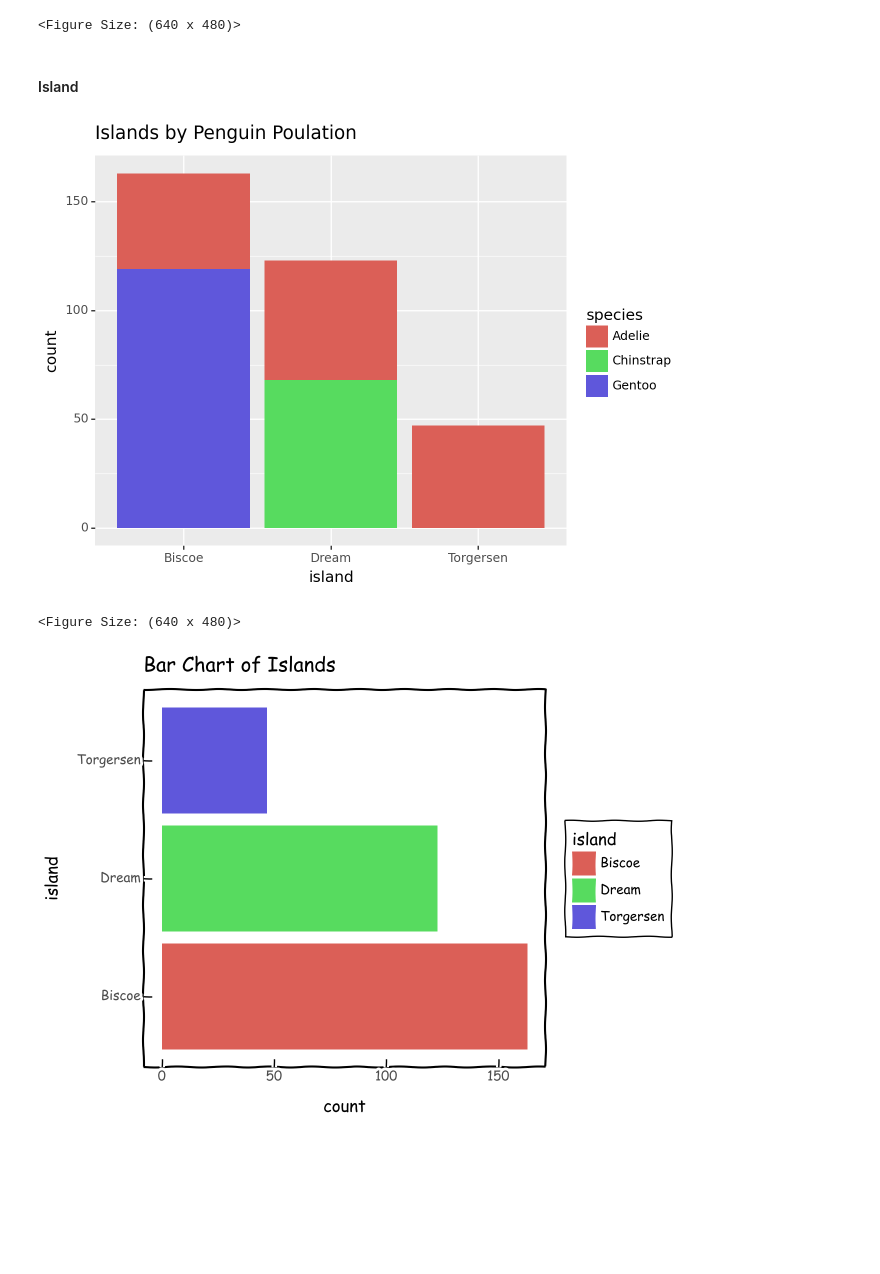
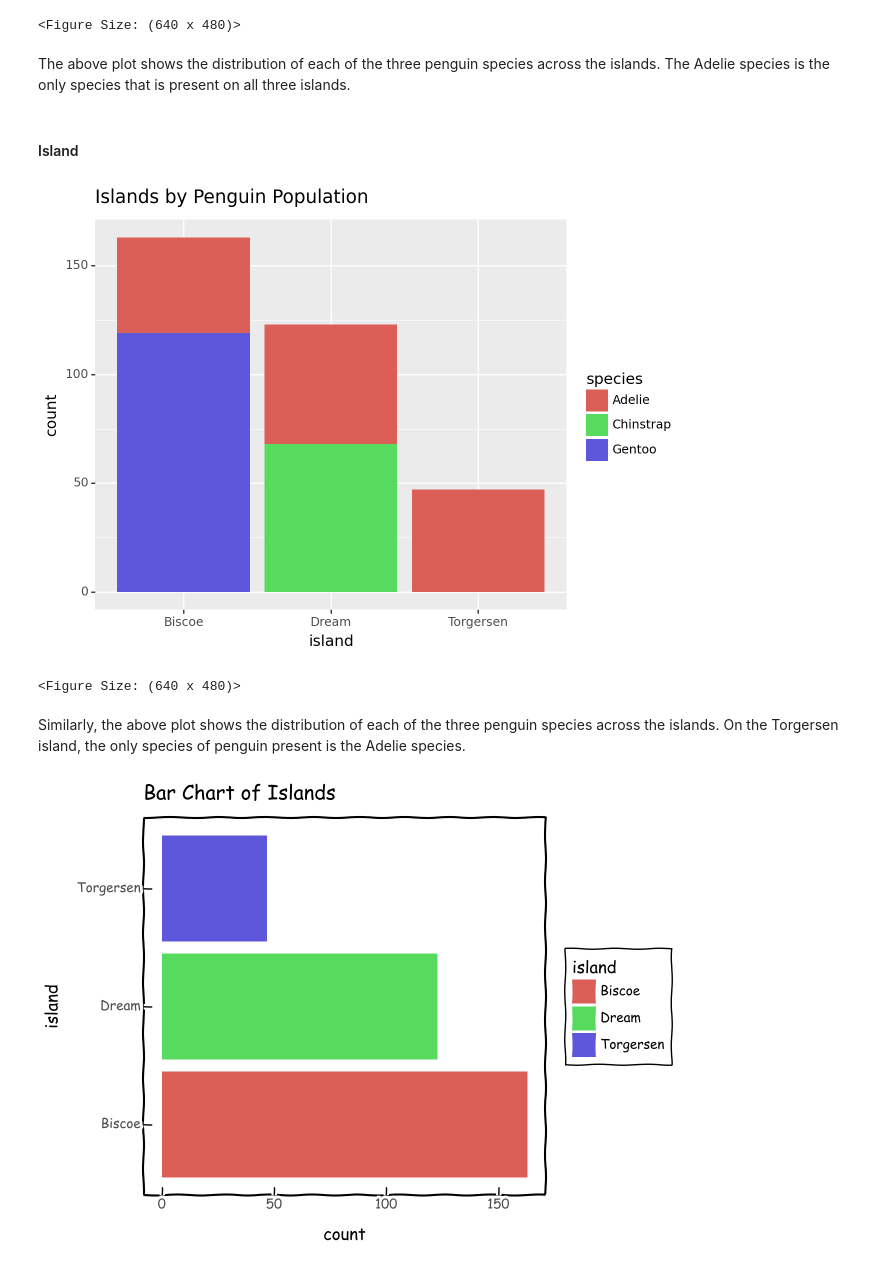
Before and after one commit to rachel-king4/fundamentalsofdataanalysis, a Jupyter notebook: tasks.ipynb, the cells around one changed output. Drawn from its saved outputs; the diff is of its cells as text; code cells hidden in the pictures; blank space fills up the shorter version.

```diff
--- a/tasks.ipynb
+++ b/tasks.ipynb
@@ -762,14 +766,18 @@ plt.title('Bar Chart of Species Variable', fontsize=16);
 # %% [output]
 [figure]
 <Figure Size: (640 x 480)>
+# %% [markdown]
+The above plot shows the distribution of each of the three penguin species across the islands. The Adelie species is the only species that is present on all three islands.
 # %% [markdown]
 ####  Island
 # %%
 # to plot a bar chart of the Island variable by Penguin Population
-(ggplot(data = penguins) + geom_bar(mapping = aes(x=island, fill=species)) + labs(title="Islands by Penguin Poulation"))
+(ggplot(data = penguins) + geom_bar(mapping = aes(x=island, fill=species)) + labs(title="Islands by Penguin Population"))
 # %% [output]
-[figure, old version]
+[figure, new version]
 <Figure Size: (640 x 480)>
+# %% [markdown]
+Similarly, the above plot shows the distribution of each of the three penguin species across the islands. On the Torgersen island, the only species of penguin present is the Adelie species.
 # %%
 import logging  # to prevent font errors from displaying
 logging.getLogger('matplotlib.font_manager').disabled = True
```
Also changed, not shown: parts of 22 cells of this notebook.
